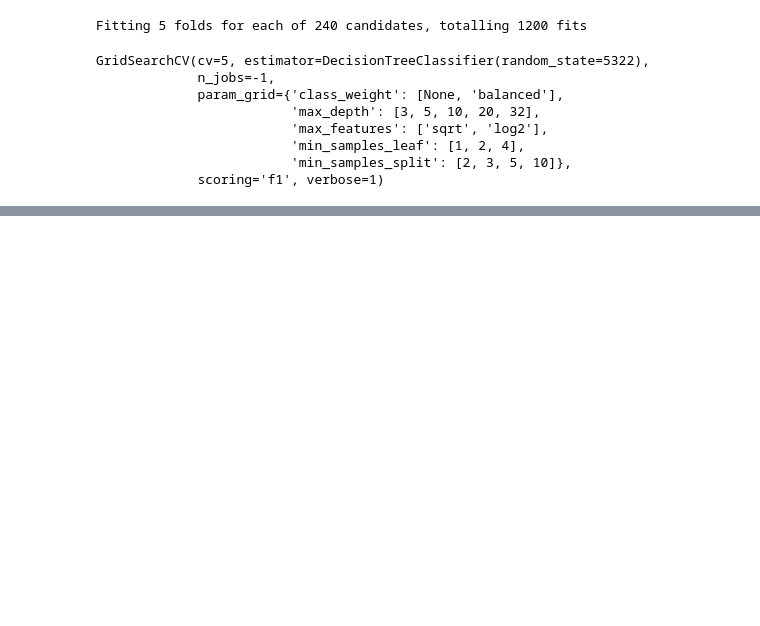
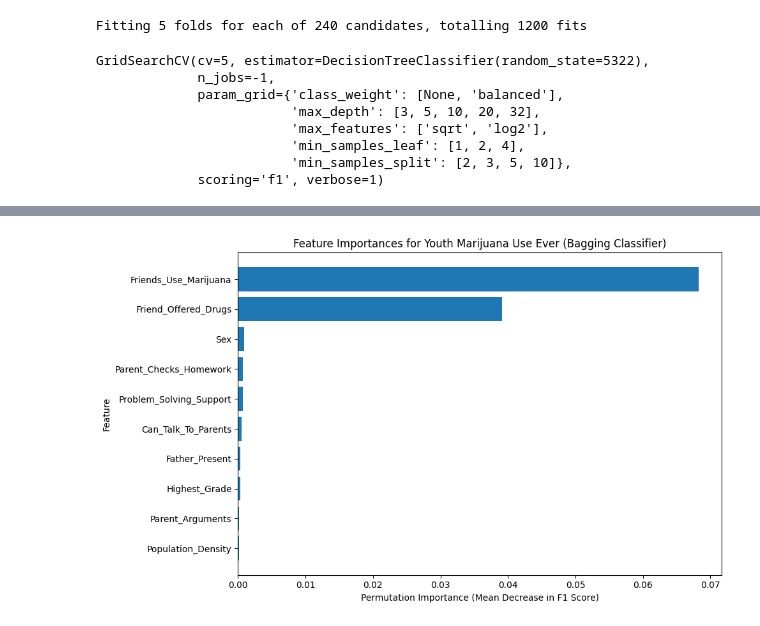
Before and after one commit to ChristufaY/data5322, a Jupyter notebook: hw1/hw1.ipynb, the cells around one changed output, grey strips where cells are left out. Saved outputs shown, nothing was run; the diff lists cells and outputs as text; code cells hidden in the pictures; blank space fills up the shorter version.

```diff
--- a/hw1/hw1.ipynb
+++ b/hw1/hw1.ipynb
@@ -190,0 +241,22 @@ grid_search.best_params_
+# %%
+# Use best decision tree from above as base tree for bagging
+# Use grid search again to get find better hyperparameters
+bagging_base = best_binary_dt
+binary_bag = BaggingClassifier(estimator = bagging_base, random_state = 5322)
+
+param_grid = {
+    'n_estimators': [10, 50, 75, 100],
+    'max_samples': [.7, .75, .8],
+    'max_features': [.3, .5, .7, 1],
+    'bootstrap': [True, False]
+}
+
+grid_search = GridSearchCV(
+    estimator = binary_bag,
+    param_grid = param_grid,
+    cv = 5,
+    scoring = 'f1',
+    n_jobs = -1,
+    verbose = 1
+)
+grid_search.fit(x_train, y_train)
@@ -190,0 +284,5 @@ grid_search.best_params_
+# %%
+best_binary_bag = grid_search.best_estimator_
+
+binary_bag_pred = best_binary_bag.predict(x_test)
+print(classification_report(y_test, binary_bag_pred))
@@ -190,0 +311,17 @@ grid_search.best_params_
+# %%
+result = permutation_importance(best_binary_bag, x_test, y_test, n_repeats = 10, random_state = 5322, n_jobs = -1)
+
+sorted_idx = result.importances_mean.argsort()[::-1]
+
+top_features = [x_test.columns[i] for i in sorted_idx[:10]]
+top_importances = result.importances_mean[sorted_idx[:10]]
+
+plt.figure(figsize = (10, 6))
+plt.barh(top_features[::-1], top_importances[::-1])
+plt.title("Feature Importances for Youth Marijuana Use Ever (Bagging Classifier)")
+plt.xlabel("Permutation Importance (Mean Decrease in F1 Score)")
+plt.ylabel("Feature")
+plt.tight_layout()
+plt.show()
+# %% [output]
+[figure, added]
```
Also changed, not shown: parts of 38 cells of this notebook.
